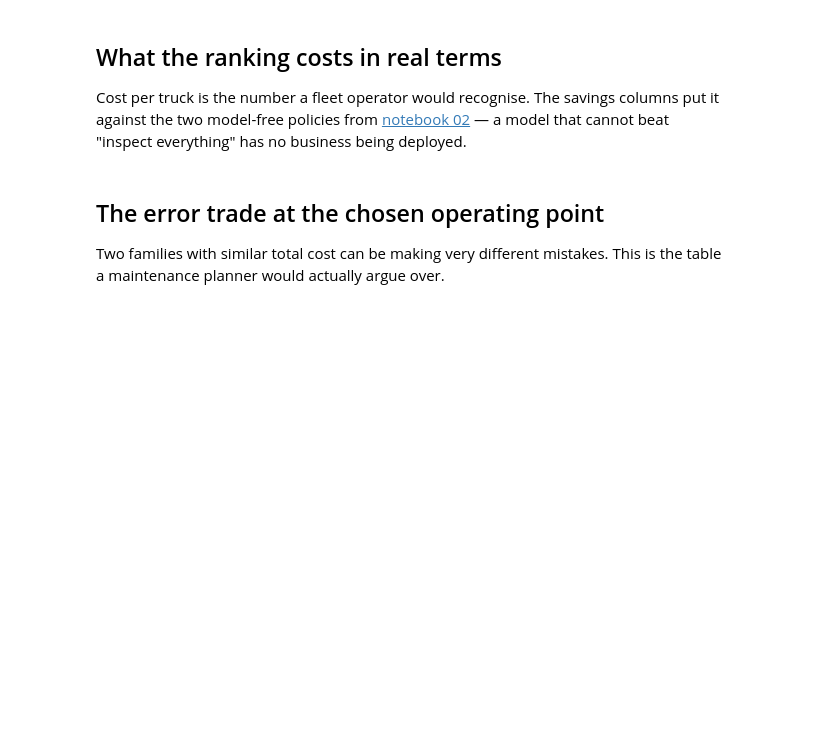
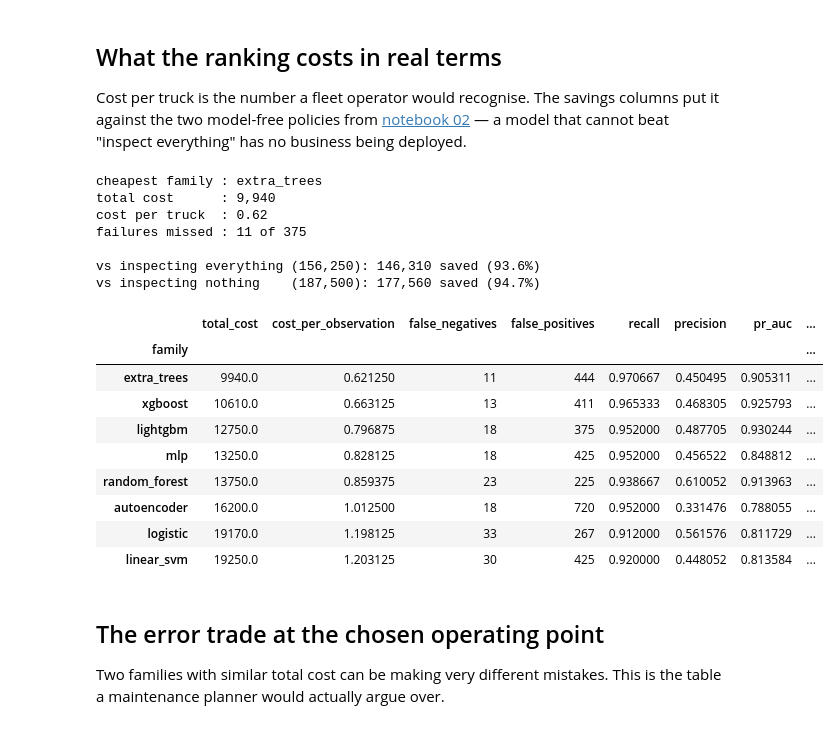
Before and after one commit to DiogoRibeiro7/scania-aps-cost, a Jupyter notebook: experiments/13_final_model_comparison.ipynb, the cells around one changed output. Drawn from its saved outputs; the diff is of its cells as text; code cells hidden in the pictures; blank space fills up the shorter version.

```diff
--- a/experiments/13_final_model_comparison.ipynb
+++ b/experiments/13_final_model_comparison.ipynb
@@ -100,28 +135,60 @@ everything" has no business being deployed.
 # %%
 headline = comparison.set_index("family")[
     [
         "total_cost",
         "cost_per_observation",
         "false_negatives",
         "false_positives",
         "recall",
         "precision",
         "pr_auc",
         "saving_vs_always_negative",
         "saving_vs_always_positive",
     ]
 ].copy()
 
 best_family = headline["total_cost"].idxmin()
-print(f"cheapest family: {best_family}")
-print(f"cost per truck : {headline.loc[best_family, 'cost_per_observation']:.2f}")
+best = headline.loc[best_family]
+
+# saving_vs_always_* are absolute costs, not fractions; recover the baseline to
+# express them as a share.
+inspect_everything = best["total_cost"] + best["saving_vs_always_positive"]
+inspect_nothing = best["total_cost"] + best["saving_vs_always_negative"]
+
+print(f"cheapest family : {best_family}")
+print(f"total cost      : {best['total_cost']:,.0f}")
+print(f"cost per truck  : {best['cost_per_observation']:.2f}")
+print(f"failures missed : {int(best['false_negatives'])} of {int(test.y.sum())}")
+print()
 print(
-    f"failures missed: {int(headline.loc[best_family, 'false_negatives'])} of {int(test.y.sum())}"
+    f"vs inspecting everything ({inspect_everything:,.0f}): "
+    f"{best['saving_vs_always_positive']:,.0f} saved "
+    f"({best['saving_vs_always_positive'] / inspect_everything:.1%})"
 )
 print(
-    f"saving vs inspecting everything: {headline.loc[best_family, 'saving_vs_always_positive']:.1%}"
+    f"vs inspecting nothing    ({inspect_nothing:,.0f}): "
+    f"{best['saving_vs_always_negative']:,.0f} saved "
+    f"({best['saving_vs_always_negative'] / inspect_nothing:.1%})"
 )
 headline
+# %% [output]
+cheapest family : extra_trees
+total cost      : 9,940
+cost per truck  : 0.62
+failures missed : 11 of 375
+
+vs inspecting everything (156,250): 146,310 saved (93.6%)
+vs inspecting nothing    (187,500): 177,560 saved (94.7%)
+|  | total_cost | cost_per_observation | false_negatives | false_positives | recall | precision | pr_auc | ... |
+| family |  |  |  |  |  |  |  | ... |
+| extra_trees | 9940.0 | 0.621250 | 11 | 444 | 0.970667 | 0.450495 | 0.905311 | ... |
+| xgboost | 10610.0 | 0.663125 | 13 | 411 | 0.965333 | 0.468305 | 0.925793 | ... |
+| lightgbm | 12750.0 | 0.796875 | 18 | 375 | 0.952000 | 0.487705 | 0.930244 | ... |
+| mlp | 13250.0 | 0.828125 | 18 | 425 | 0.952000 | 0.456522 | 0.848812 | ... |
+| random_forest | 13750.0 | 0.859375 | 23 | 225 | 0.938667 | 0.610052 | 0.913963 | ... |
+| autoencoder | 16200.0 | 1.012500 | 18 | 720 | 0.952000 | 0.331476 | 0.788055 | ... |
+| logistic | 19170.0 | 1.198125 | 33 | 267 | 0.912000 | 0.561576 | 0.811729 | ... |
+| linear_svm | 19250.0 | 1.203125 | 30 | 425 | 0.920000 | 0.448052 | 0.813584 | ... |
 # %% [markdown]
 ## The error trade at the chosen operating point
 
```
Also changed, not shown: parts of 6 cells of this notebook.
